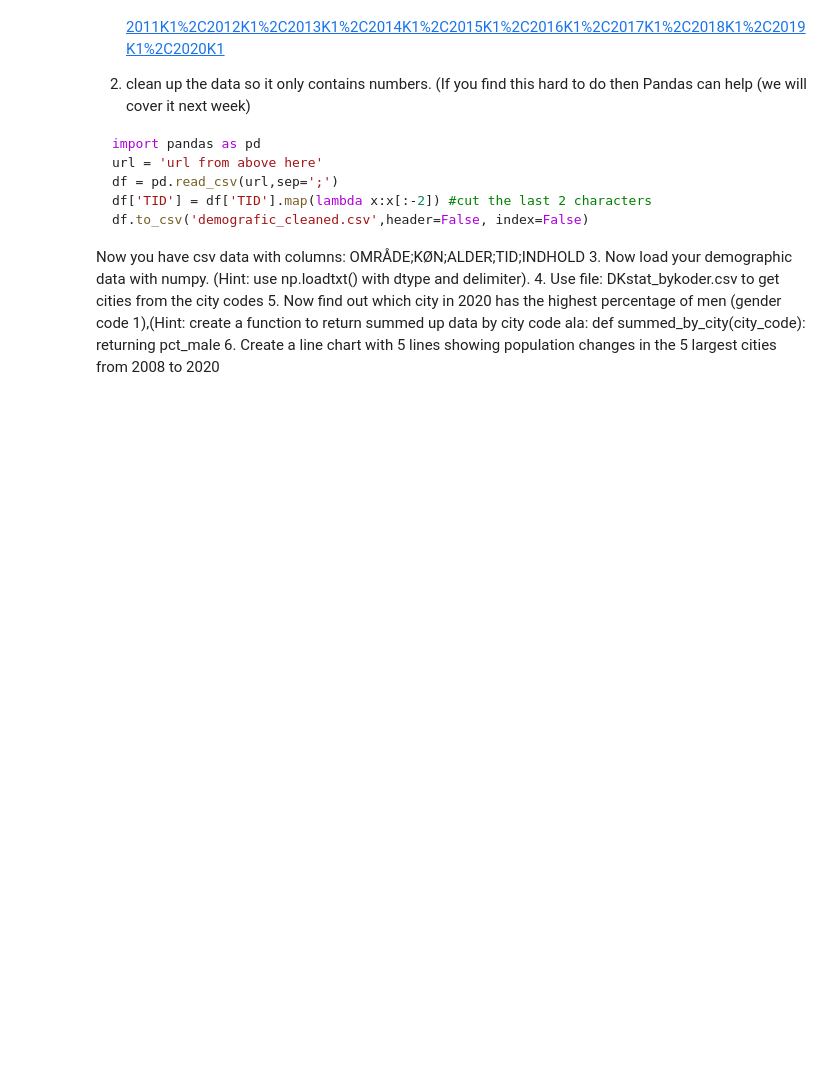
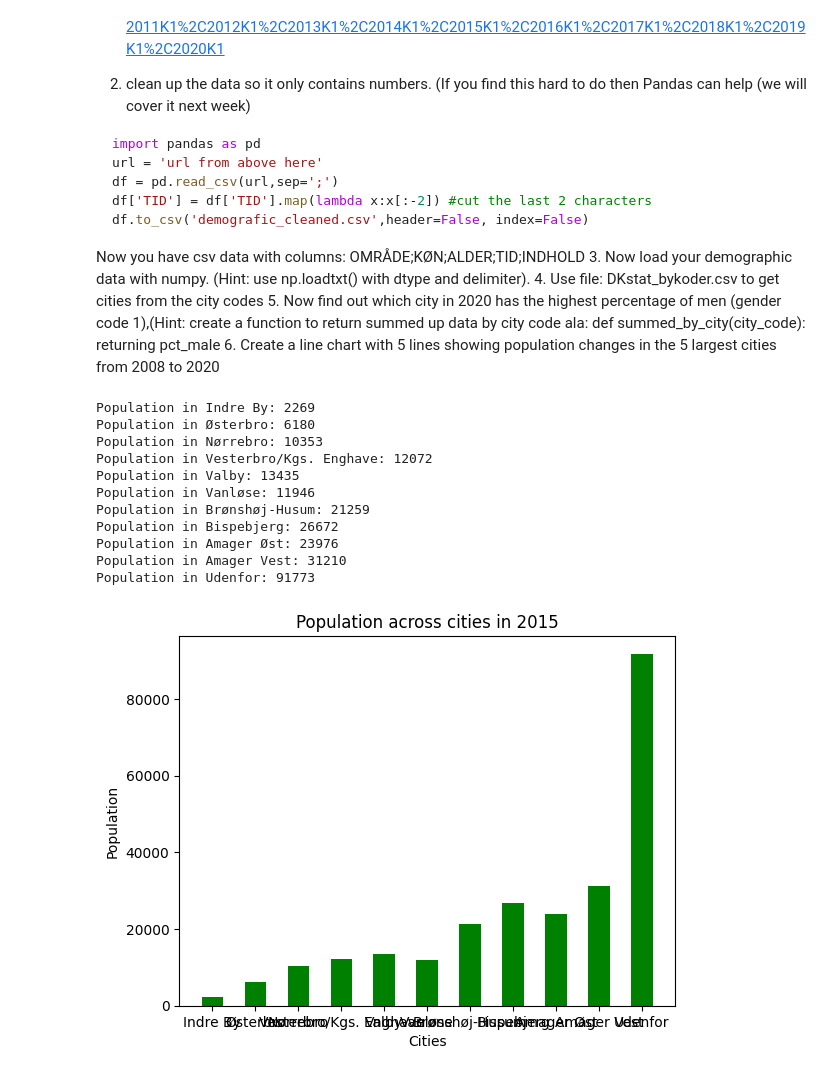
Before and after one commit to Freddiiy/my_notebooks, a Jupyter notebook: real_my_notebooks/04-Exercise.ipynb, the cells around one changed output. Cells and saved outputs as stored; diff of their text form; code cells hidden in the pictures; blank space fills up the shorter version.

```diff
--- a/real_my_notebooks/04-Exercise.ipynb
+++ b/real_my_notebooks/04-Exercise.ipynb
@@ -36,3 +36,49 @@ Now you have csv data with columns: OMRÅDE;KØN;ALDER;TID;INDHOLD
 4. Use file: DKstat_bykoder.csv to get cities from the city codes
 5. Now find out which city in 2020 has the highest percentage of men (gender code 1),(Hint: create a function to return summed up data by city code ala: def summed_by_city(city_code): returning pct_male
 6. Create a line chart with 5 lines showing population changes in the 5 largest cities from 2008 to 2020
+# %%
+import numpy as np
+import matplotlib.pyplot as plt
+
+neighb = {1: 'Indre By', 2: 'Østerbro', 3: 'Nørrebro', 4: 'Vesterbro/Kgs. Enghave',
+          5: 'Valby', 6: 'Vanløse', 7: 'Brønshøj-Husum', 8: 'Bispebjerg', 9: 'Amager Øst',
+          10: 'Amager Vest', 99: 'Udenfor'}
+
+with open("../data/befkbhalderstatkode.csv", "r") as file_obj:
+    bef_data = np.genfromtxt(file_obj, delimiter=",", dtype=np.uint, skip_header=1)
+
+bef_data_mask = (bef_data[:, 0] == 2015)
+bef_data_2015 = bef_data[bef_data_mask]
+
+calc_sum_pup = {}
+for n in neighb:
+    pup_list_mask = (bef_data_2015[:, 1] == n)
+    pup_list = bef_data_2015[pup_list_mask]
+
+    pup_sum = np.sum(pup_list[:, 1])
+    print(f"Population in {neighb[n]}: {pup_sum}")
+
+    calc_sum_pup.update({neighb[n]: pup_sum})
+
+city = calc_sum_pup.keys()
+population = calc_sum_pup.values()
+
+plt.bar(city, population, color = "green", width=0.5)
+
+plt.xlabel("Cities")
+plt.ylabel("Population")
+plt.title("Population across cities in 2015")
+plt.show()
+# %% [output]
+Population in Indre By: 2269
+Population in Østerbro: 6180
+Population in Nørrebro: 10353
+Population in Vesterbro/Kgs. Enghave: 12072
+Population in Valby: 13435
+Population in Vanløse: 11946
+Population in Brønshøj-Husum: 21259
+Population in Bispebjerg: 26672
+Population in Amager Øst: 23976
+Population in Amager Vest: 31210
+Population in Udenfor: 91773
+[figure, added]
```
Also changed, not shown: parts of 3 cells of this notebook.
